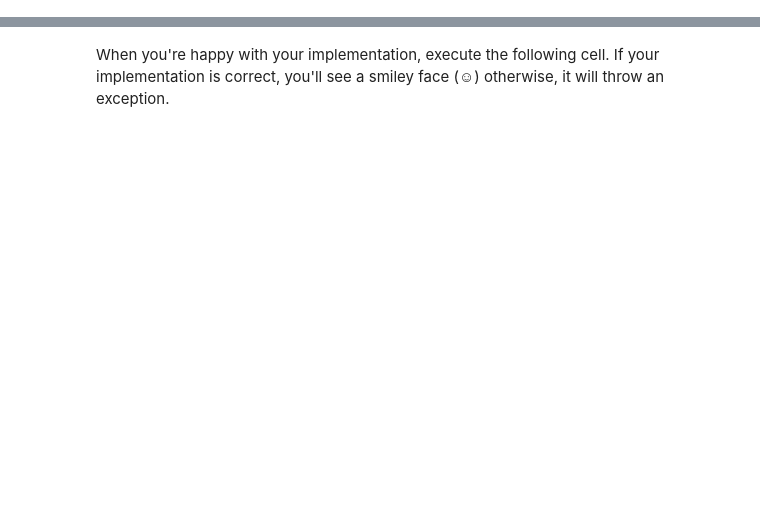
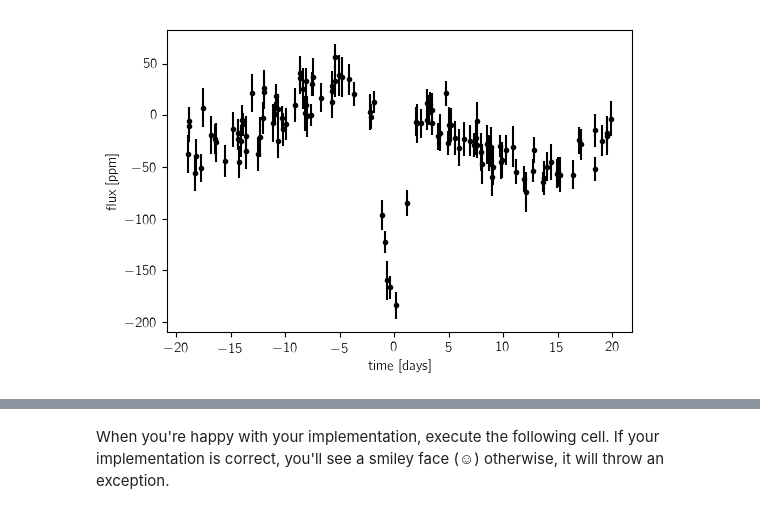
Before and after one commit to dfm/gp, a Jupyter notebook: worksheet.ipynb, the cells around one changed output, grey strips where cells are left out. Drawn from its saved outputs; the diff is of its cells as text; code cells hidden in the pictures; blank space fills up the shorter version.

```diff
--- a/worksheet.ipynb
+++ b/worksheet.ipynb
@@ -108,0 +89,7 @@ We'll fix this problem in a moment but first an aside...
+# %%
+t, y, yerr = gp.data.generate_dataset()
+plt.errorbar(t, y, yerr=yerr, fmt=".k")
+plt.xlabel("time [days]")
+plt.ylabel("flux [ppm]");
+# %% [output]
+[figure, added]
```
Also changed, not shown: parts of 77 cells of this notebook, 18 other files.
